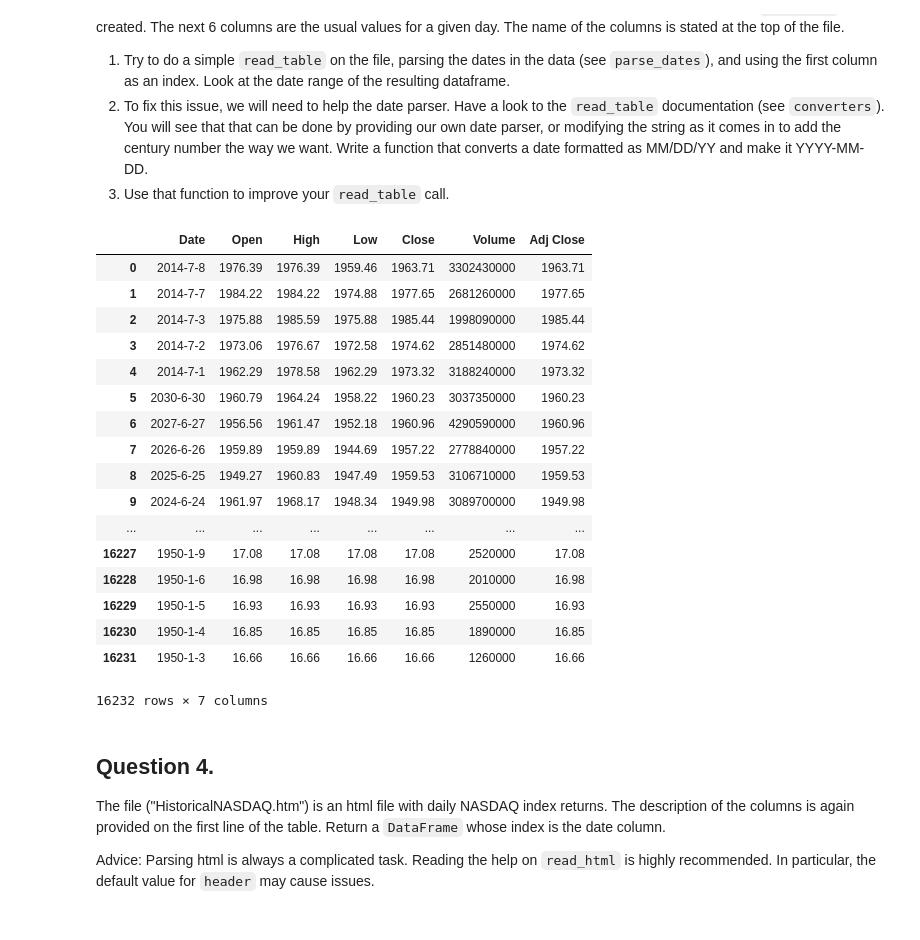
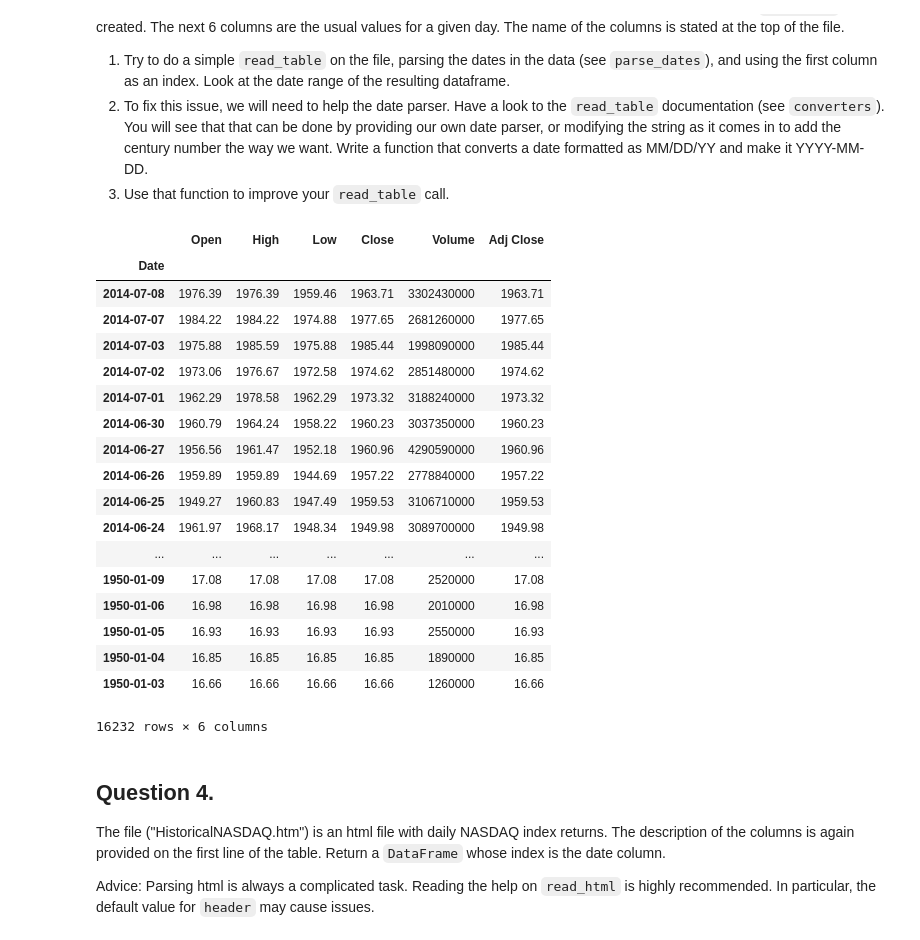
Before and after one commit to marikamurphy/pythonExercises1, a Jupyter notebook: pandas/io/io.ipynb, the cells around one changed output. Cells and saved outputs as stored; diff of their text form; code cells hidden in the pictures.

```diff
--- a/pandas/io/io.ipynb
+++ b/pandas/io/io.ipynb
@@ -100,36 +106,35 @@ The file ("HistoricalS_and_P500.csv") is comma separated and contains historical
 # %%
 import datetime
 import re
 originalYear=50
 def dateparser(date):
-    month=int(re.search(r'([0-3]?[0-9])[/]',date).group(1))
-    day=int(re.search(r'[/]([0-3]?[0-9])[/]',date).group(1))
-    year=int(re.search(r'[/]([0-9][0-9])',date).group(1))
-    if(year>=originalYear):
-        year+=1900
+    month, day, year = date.split("/")
+    if(int(year)>=originalYear):
+        year="19"+year
     else:
-        year+=2000
+        year="20"+year
     return '{}-{}-{}'.format(year,month,day)
-pd.read_csv("HistoricalS_and_P500.csv",parse_dates=True,converters={'Date':dateparser})
+pd.read_csv("HistoricalS_and_P500.csv",index_col=0,parse_dates=True,converters={'Date':dateparser})
 # %% [output]
-|  | Date | Open | High | Low | Close | Volume | Adj Close |
-| 0 | 2014-7-8 | 1976.39 | 1976.39 | 1959.46 | 1963.71 | 3302430000 | 1963.71 |
-| 1 | 2014-7-7 | 1984.22 | 1984.22 | 1974.88 | 1977.65 | 2681260000 | 1977.65 |
-| 2 | 2014-7-3 | 1975.88 | 1985.59 | 1975.88 | 1985.44 | 1998090000 | 1985.44 |
-| 3 | 2014-7-2 | 1973.06 | 1976.67 | 1972.58 | 1974.62 | 2851480000 | 1974.62 |
-| 4 | 2014-7-1 | 1962.29 | 1978.58 | 1962.29 | 1973.32 | 3188240000 | 1973.32 |
-| 5 | 2030-6-30 | 1960.79 | 1964.24 | 1958.22 | 1960.23 | 3037350000 | 1960.23 |
-| 6 | 2027-6-27 | 1956.56 | 1961.47 | 1952.18 | 1960.96 | 4290590000 | 1960.96 |
-| 7 | 2026-6-26 | 1959.89 | 1959.89 | 1944.69 | 1957.22 | 2778840000 | 1957.22 |
-| 8 | 2025-6-25 | 1949.27 | 1960.83 | 1947.49 | 1959.53 | 3106710000 | 1959.53 |
-| 9 | 2024-6-24 | 1961.97 | 1968.17 | 1948.34 | 1949.98 | 3089700000 | 1949.98 |
-| ... | ... | ... | ... | ... | ... | ... | ... |
-| 16227 | 1950-1-9 | 17.08 | 17.08 | 17.08 | 17.08 | 2520000 | 17.08 |
-| 16228 | 1950-1-6 | 16.98 | 16.98 | 16.98 | 16.98 | 2010000 | 16.98 |
-| 16229 | 1950-1-5 | 16.93 | 16.93 | 16.93 | 16.93 | 2550000 | 16.93 |
-| 16230 | 1950-1-4 | 16.85 | 16.85 | 16.85 | 16.85 | 1890000 | 16.85 |
-| 16231 | 1950-1-3 | 16.66 | 16.66 | 16.66 | 16.66 | 1260000 | 16.66 |
+|  | Open | High | Low | Close | Volume | Adj Close |
+| Date |  |  |  |  |  |  |
+| 2014-07-08 | 1976.39 | 1976.39 | 1959.46 | 1963.71 | 3302430000 | 1963.71 |
+| 2014-07-07 | 1984.22 | 1984.22 | 1974.88 | 1977.65 | 2681260000 | 1977.65 |
+| 2014-07-03 | 1975.88 | 1985.59 | 1975.88 | 1985.44 | 1998090000 | 1985.44 |
+| 2014-07-02 | 1973.06 | 1976.67 | 1972.58 | 1974.62 | 2851480000 | 1974.62 |
+| 2014-07-01 | 1962.29 | 1978.58 | 1962.29 | 1973.32 | 3188240000 | 1973.32 |
+| 2014-06-30 | 1960.79 | 1964.24 | 1958.22 | 1960.23 | 3037350000 | 1960.23 |
+| 2014-06-27 | 1956.56 | 1961.47 | 1952.18 | 1960.96 | 4290590000 | 1960.96 |
+| 2014-06-26 | 1959.89 | 1959.89 | 1944.69 | 1957.22 | 2778840000 | 1957.22 |
+| 2014-06-25 | 1949.27 | 1960.83 | 1947.49 | 1959.53 | 3106710000 | 1959.53 |
+| 2014-06-24 | 1961.97 | 1968.17 | 1948.34 | 1949.98 | 3089700000 | 1949.98 |
+| ... | ... | ... | ... | ... | ... | ... |
+| 1950-01-09 | 17.08 | 17.08 | 17.08 | 17.08 | 2520000 | 17.08 |
+| 1950-01-06 | 16.98 | 16.98 | 16.98 | 16.98 | 2010000 | 16.98 |
+| 1950-01-05 | 16.93 | 16.93 | 16.93 | 16.93 | 2550000 | 16.93 |
+| 1950-01-04 | 16.85 | 16.85 | 16.85 | 16.85 | 1890000 | 16.85 |
+| 1950-01-03 | 16.66 | 16.66 | 16.66 | 16.66 | 1260000 | 16.66 |
-16232 rows × 7 columns
+16232 rows × 6 columns
 # %% [markdown]
 Question 4.
 -----------
```
Also changed, not shown: parts of 4 cells of this notebook.
